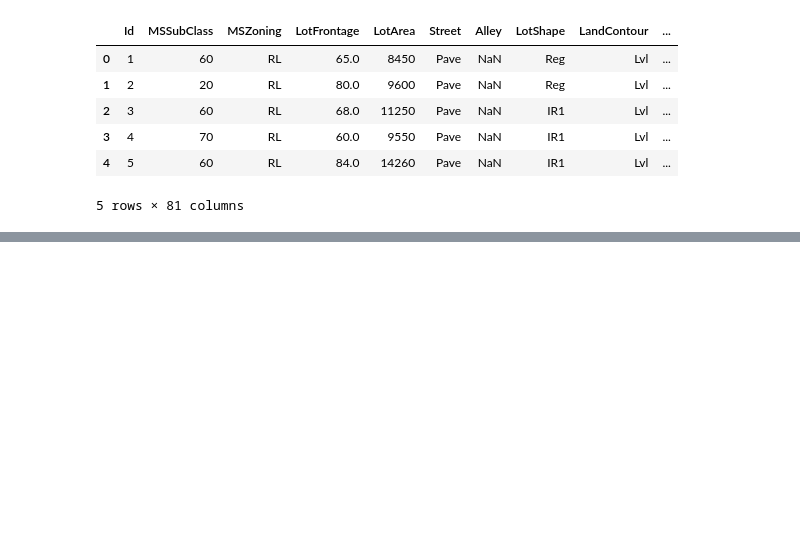
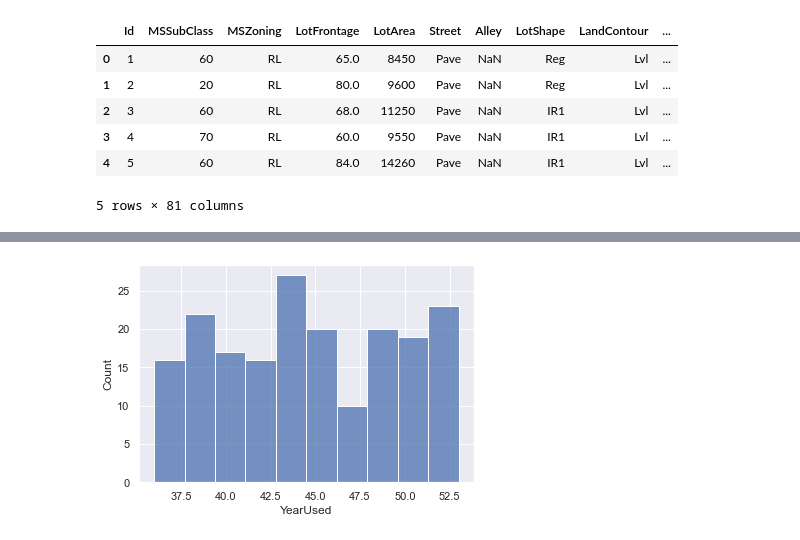
Before and after one commit to CS521-Burstein/final-project-huangyinbuedu, a Jupyter notebook: final project jupyter.ipynb, the cells around one changed output, grey strips where cells are left out. Drawn from its saved outputs; the diff is of its cells as text; code cells hidden in the pictures; blank space fills up the shorter version.

```diff
--- a/final project jupyter.ipynb
+++ b/final project jupyter.ipynb
@@ -69,0 +129,4 @@ df.
+# %%
+Yearplot = sns.histplot(df1_Pave['YearUsed'], kde = False, bins=10)
+# %% [output]
+[figure, added]
```
Also changed, not shown: parts of 18 cells of this notebook.
